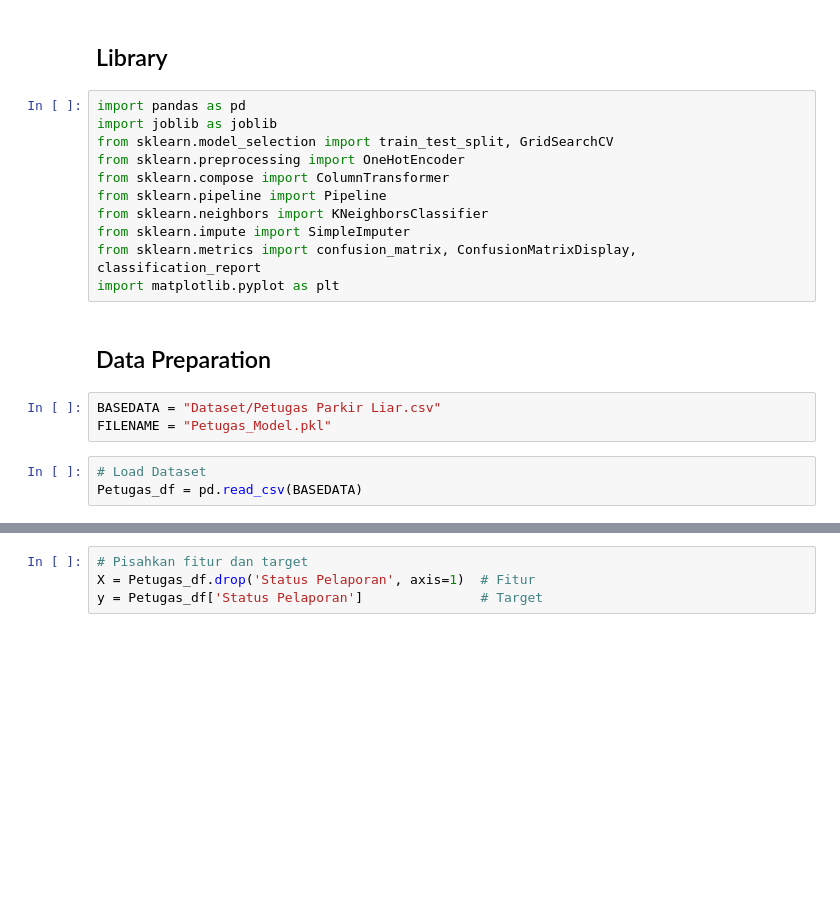
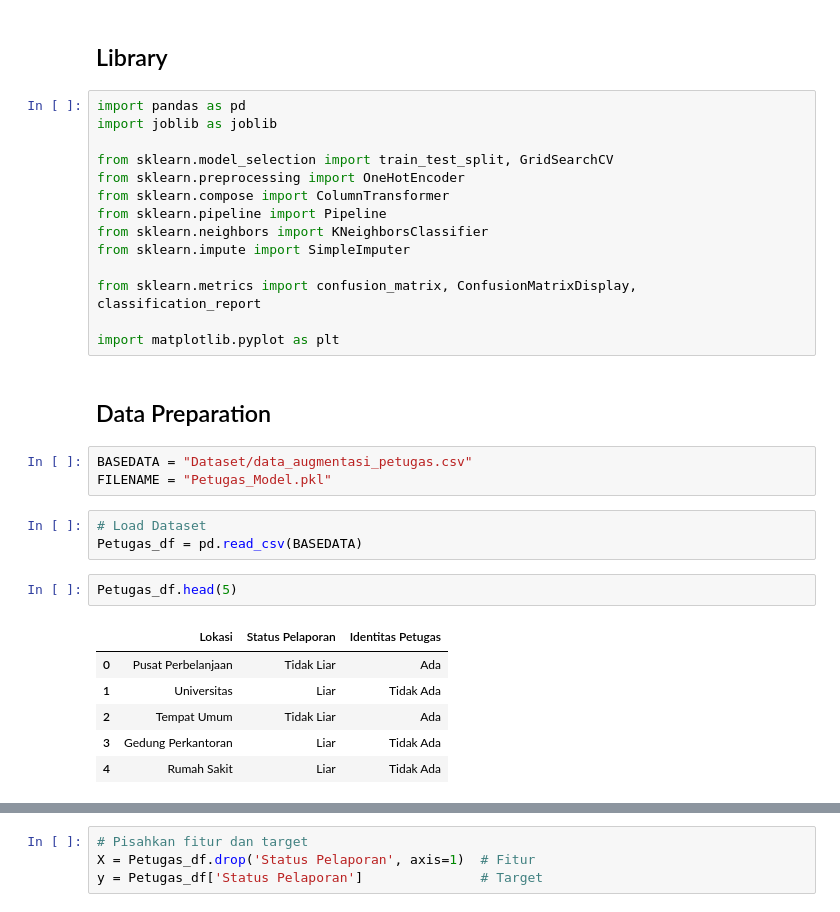
Before and after one commit to Niervash/Lapor_parkir_Ml, a Jupyter notebook: Model/petugas.ipynb, the cells around one changed output, grey strips where cells are left out. Saved outputs shown, nothing was run; the diff lists cells and outputs as text; blank space fills up the shorter version.

```diff
--- a/Model/petugas.ipynb
+++ b/Model/petugas.ipynb
@@ -9,19 +9,31 @@
 # %%
 import pandas as pd
 import joblib as joblib
+
 from sklearn.model_selection import train_test_split, GridSearchCV
 from sklearn.preprocessing import OneHotEncoder
 from sklearn.compose import ColumnTransformer
 from sklearn.pipeline import Pipeline
 from sklearn.neighbors import KNeighborsClassifier
 from sklearn.impute import SimpleImputer
+
 from sklearn.metrics import confusion_matrix, ConfusionMatrixDisplay, classification_report
+
 import matplotlib.pyplot as plt
 # %% [markdown]
 ## Data Preparation
 # %%
-BASEDATA = "Dataset/Petugas Parkir Liar.csv"
+BASEDATA = "Dataset/data_augmentasi_petugas.csv"
 FILENAME = "Petugas_Model.pkl"
 # %%
 # Load Dataset
 Petugas_df = pd.read_csv(BASEDATA)
+# %%
+Petugas_df.head(5)
+# %% [output]
+|  | Lokasi | Status Pelaporan | Identitas Petugas |
+| 0 | Pusat Perbelanjaan | Tidak Liar | Ada |
+| 1 | Universitas | Liar | Tidak Ada |
+| 2 | Tempat Umum | Tidak Liar | Ada |
+| 3 | Gedung Perkantoran | Liar | Tidak Ada |
+| 4 | Rumah Sakit | Liar | Tidak Ada |
```
Also changed, not shown: parts of 14 cells of this notebook, 12 other files.
